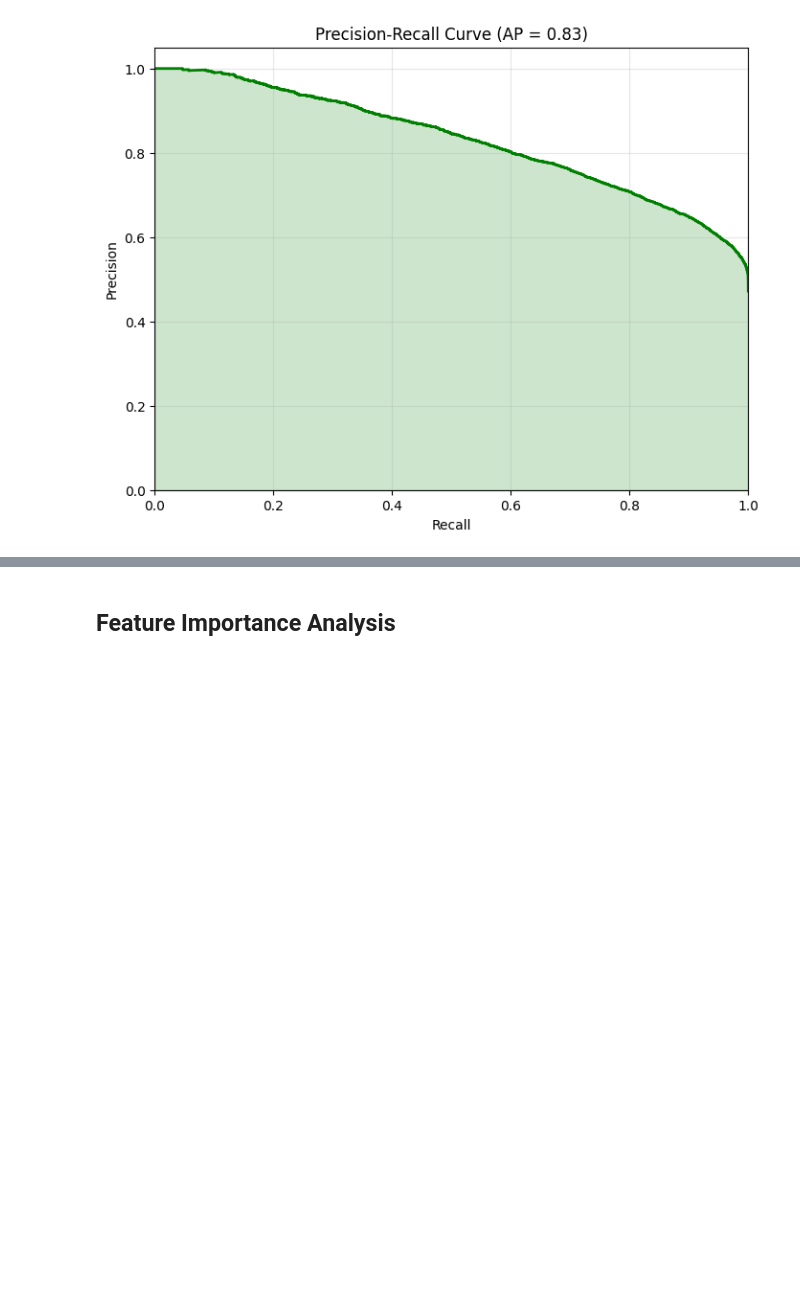
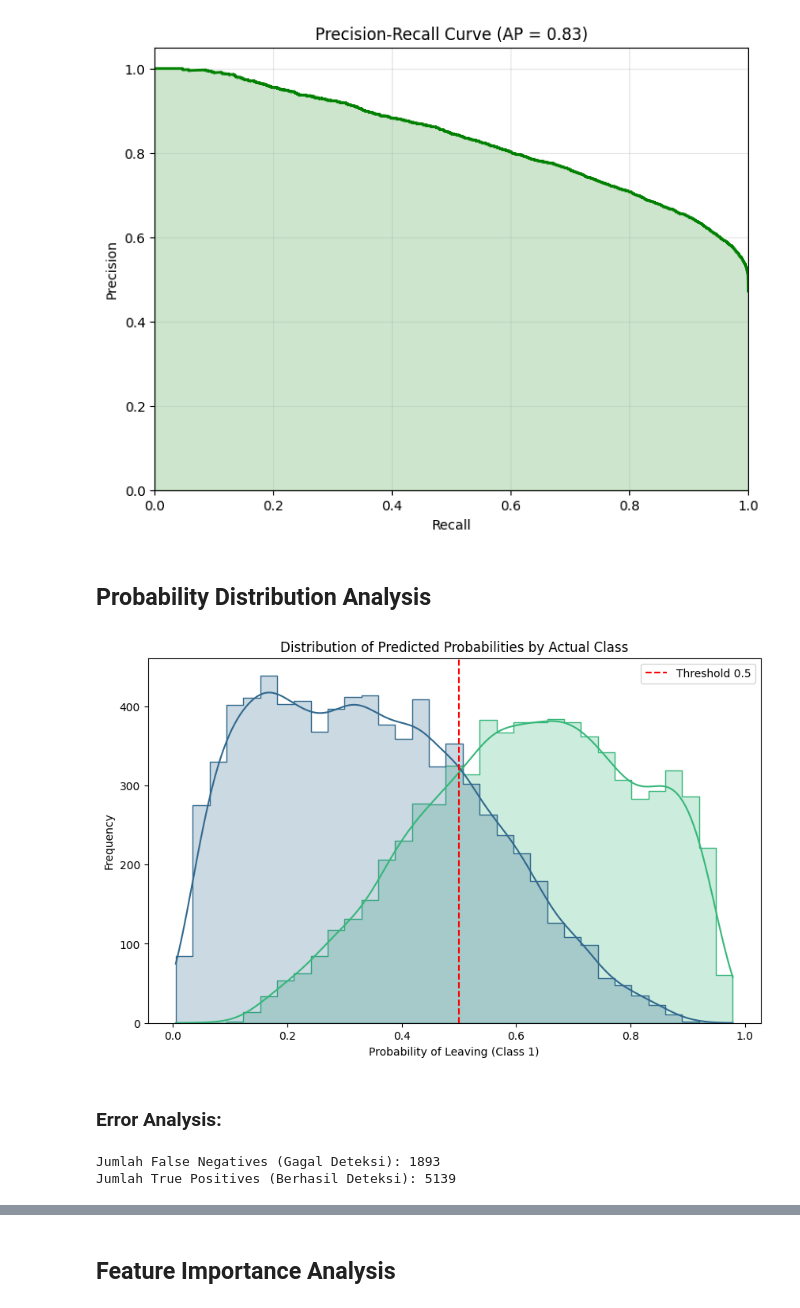
Before and after one commit to hisyamssyr/FP-Machine-Learning, a Jupyter notebook: employee_atrition_prediction.ipynb, the cells around one changed output, grey strips where cells are left out. Drawn from its saved outputs; the diff is of its cells as text; code cells hidden in the pictures; blank space fills up the shorter version.

```diff
--- a/employee_atrition_prediction.ipynb
+++ b/employee_atrition_prediction.ipynb
@@ -497,8 +497,7 @@ X_train_scaled_arr = preprocessor.fit_transform(X_train, y_train)
 X_val_scaled_arr   = preprocessor.transform(X_val)
 X_test_scaled_arr  = preprocessor.transform(X_test)
 # %%
-ohe_feature_names = preprocessor.named_transformers_['cat'].get_feature_names_out(categorical_cols).tolist()
-all_feature_names = numerical_cols + ohe_feature_names
+all_feature_names = numerical_cols + preprocessor.named_transformers_['cat'].get_feature_names_out(categorical_cols).tolist()
 # %%
 X_train_scaled = pd.DataFrame(X_train_scaled_arr, columns=all_feature_names, index=X_train.index)
 X_val_scaled   = pd.DataFrame(X_val_scaled_arr,   columns=all_feature_names, index=X_val.index)
@@ -600,8 +581,8 @@ nb_s1 = Pipeline([
     ('nb', GaussianNB())
 ])
 # %%
-nb_s1.fit(X_train, y_train)
-y_pred_nb_s1 = nb_s1.predict(X_val)
+nb_s1.fit(X_train_s1, y_train_s1)
+y_pred_nb_s1 = nb_s1.predict(X_val_s1)
 # %%
 cm_nb_s1 = confusion_matrix(y_val_s1, y_pred_nb_s1)
 ConfusionMatrixDisplay(cm_nb_s1).plot()
@@ -632,8 +613,8 @@ rf_s1 = Pipeline([
     ('rf', RandomForestClassifier(random_state=42, n_jobs=-1))
 ])
 # %%
-rf_s1.fit(X_train, y_train)
-y_pred_rf_s1 = rf_s1.predict(X_val)
+rf_s1.fit(X_train_s1, y_train_s1)
+y_pred_rf_s1 = rf_s1.predict(X_val_s1)
 # %%
 cm_rf_s1 = confusion_matrix(y_val_s1, y_pred_rf_s1)
 ConfusionMatrixDisplay(cm_rf_s1).plot()
@@ -832,8 +813,8 @@ plt.show()
 # %% [markdown]
 ## Scenario 3 Preparation
 # %%
-X_train_s3, X_val_s3 = X_train_scaled.copy(), X_val_scaled.copy()
-y_train_s3, y_val_s3 = y_train.copy(), y_val.copy()
+X_train_s3, X_val_s3 = X_train_scaled, X_val_scaled
+y_train_s3, y_val_s3 = y_train, y_val
 # %% [markdown]
 ## Scenario 3 Tuning
 # %% [markdown]
@@ -1549,3 +1532,18 @@ plt.grid(alpha=0.3)
 plt.show()
 # %% [output]
 [figure]
+# %% [markdown]
+## Probability Distribution Analysis
+# %%
+plt.figure(figsize=(10, 6))
+sns.histplot(x=y_pred_proba, hue=y_test, element="step", kde=True, palette='viridis')
+plt.title('Distribution of Predicted Probabilities by Actual Class')
+plt.xlabel('Probability of Leaving (Class 1)')
+plt.ylabel('Frequency')
+plt.axvline(x=0.5, color='red', linestyle='--', label='Threshold 0.5')
+plt.legend()
+plt.show()
+# %% [output]
+[figure, added]
+# %% [markdown]
+### Error Analysis:
@@ -1551,0 +1554,9 @@ plt.show()
+# %%
+fn_employees = test_results[(test_results['Actual'] == 1) & (test_results['Predicted'] == 0)]
+tp_employees = test_results[(test_results['Actual'] == 1) & (test_results['Predicted'] == 1)]
+
+print(f"Jumlah False Negatives (Gagal Deteksi): {len(fn_employees)}")
+print(f"Jumlah True Positives (Berhasil Deteksi): {len(tp_employees)}")
+# %% [output]
+Jumlah False Negatives (Gagal Deteksi): 1893
+Jumlah True Positives (Berhasil Deteksi): 5139
```
Also changed, not shown: parts of 19 cells of this notebook.
